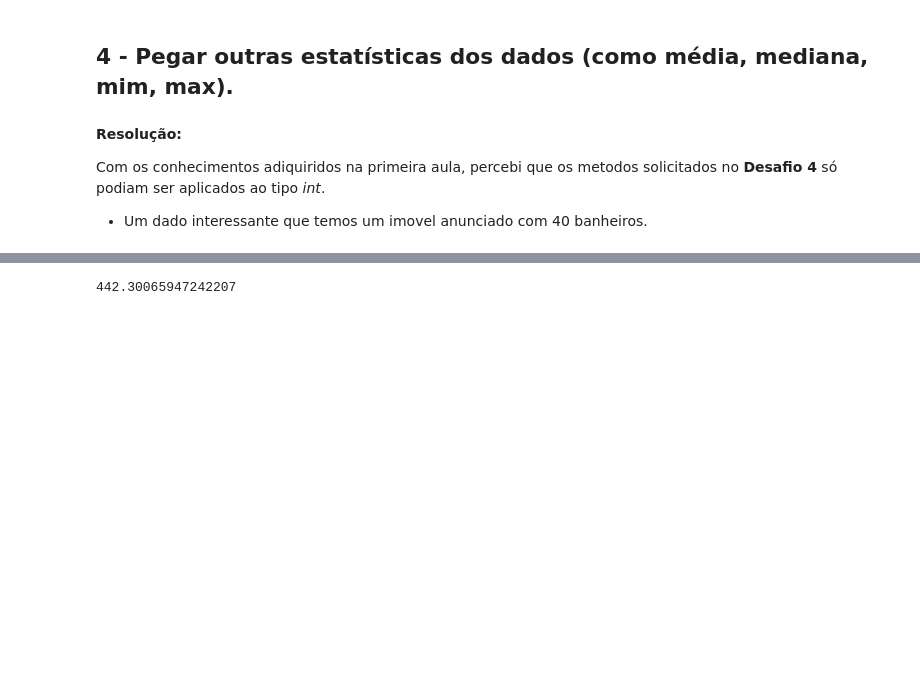
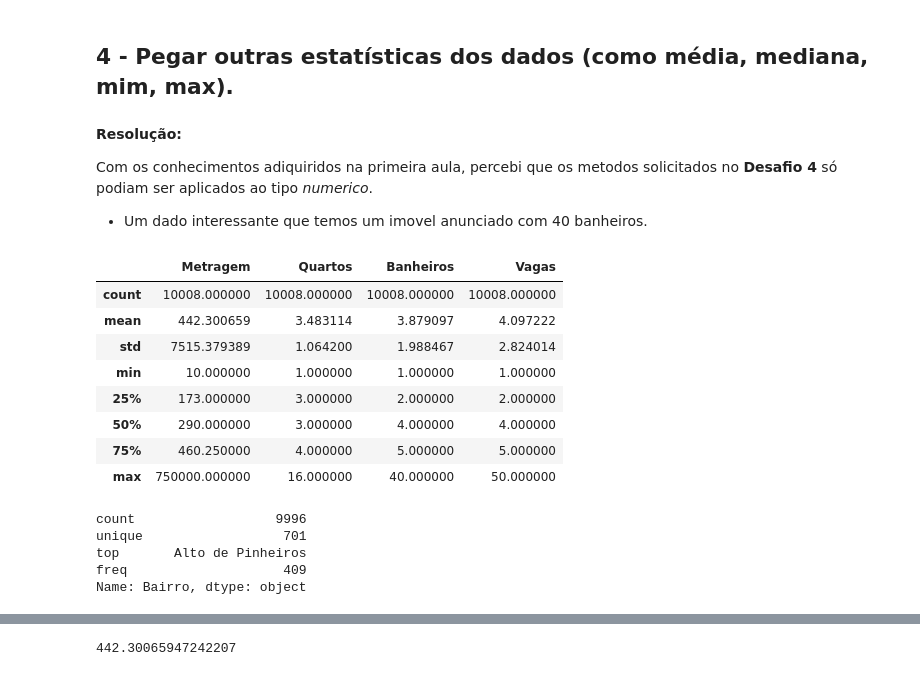
Before and after one commit to MarinaRuanna/imersa-dados-alura, a Jupyter notebook: ImersaoDadosAlura_Desafios.ipynb, the cells around one changed output, grey strips where cells are left out. Saved outputs shown, nothing was run; the diff lists cells and outputs as text; code cells hidden in the pictures; blank space fills up the shorter version.

```diff
--- a/ImersaoDadosAlura_Desafios.ipynb
+++ b/ImersaoDadosAlura_Desafios.ipynb
@@ -12,6 +12,10 @@ url = "https://gist.githubusercontent.com/tgcsantos/3bdb29eba6ce391e90df2b72205b
 dados = pd.read_csv(url)
 # %%
 plt.close("all")
+# %%
+dados[["Moeda", "Valores", "Tipo_anuncio"]] = dados["Valor"].str.split(expand = True)
+dados_vendas = dados[dados["Tipo_anuncio"].isnull()]
+dados_vendas["Valor_anuncio_float"] = dados_vendas["Valores"].str.replace(".","").astype(float)
 # %% [markdown]
 ## 1 - Realizar a média da metragem para cada um dos bairros.
 # %% [markdown]
@@ -165,6 +169,38 @@ Name: Bairro, Length: 701, dtype: int64
 # %% [markdown]
 **Resolução:**
 
-Com os conhecimentos adiquiridos na primeira aula, percebi que os metodos solicitados no **Desafio 4** só podiam ser aplicados ao tipo *int*.
+Com os conhecimentos adiquiridos na primeira aula, percebi que os metodos solicitados no **Desafio 4** só podiam ser aplicados ao tipo *numerico*.
 
 - Um dado interessante que temos um imovel anunciado com 40 banheiros.
+# %%
+# No nosso DF 'dados', temos as seguintes colunas com dados numericos:
+# "Metragem", "Quartos", "Banheiros" e "Vagas"
+# Aplicando o método '.describe()' podemos ter acesso a algumas estatisticas dessas colunas como:
+# contagem total (count), média (mean), desvio padrão (std), valor minimo (min), valor maximo (max), 25% do valor total (25%), 50% do valor total (50%) e 75% do valor total (75%)
+
+dados.describe()
+# %% [output]
+|  | Metragem | Quartos | Banheiros | Vagas |
+| count | 10008.000000 | 10008.000000 | 10008.000000 | 10008.000000 |
+| mean | 442.300659 | 3.483114 | 3.879097 | 4.097222 |
+| std | 7515.379389 | 1.064200 | 1.988467 | 2.824014 |
+| min | 10.000000 | 1.000000 | 1.000000 | 1.000000 |
+| 25% | 173.000000 | 3.000000 | 2.000000 | 2.000000 |
+| 50% | 290.000000 | 3.000000 | 4.000000 | 4.000000 |
+| 75% | 460.250000 | 4.000000 | 5.000000 | 5.000000 |
+| max | 750000.000000 | 16.000000 | 40.000000 | 50.000000 |
+# %%
+# Podemos também aplicar o método '.describe()' em uma coluna especifica.
+# O retorno me mostrou:
+# Temos 9996 anuncios que possuem bairros;
+# 701 bairros diferentes;
+# O bairro que possui mais anuncios é o "Alto de Pinheiros" com 409 anuncios;
+# Os dados da coluna "Bairro" são do tipo 'object'
+
+dados["Bairro"].describe()
+# %% [output]
+count                  9996
+unique                  701
+top       Alto de Pinheiros
+freq                    409
+Name: Bairro, dtype: object
```
Also changed, not shown: parts of 3 cells of this notebook.
